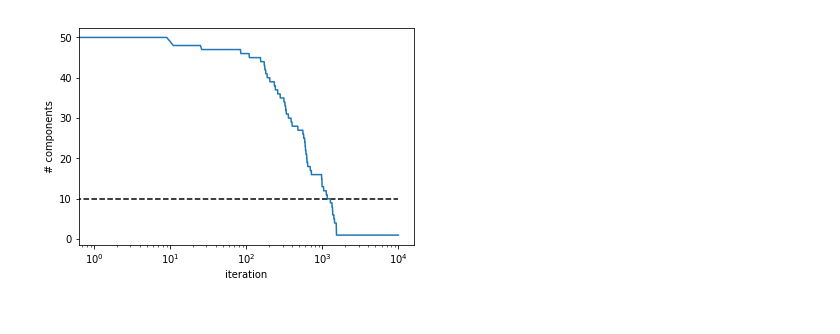
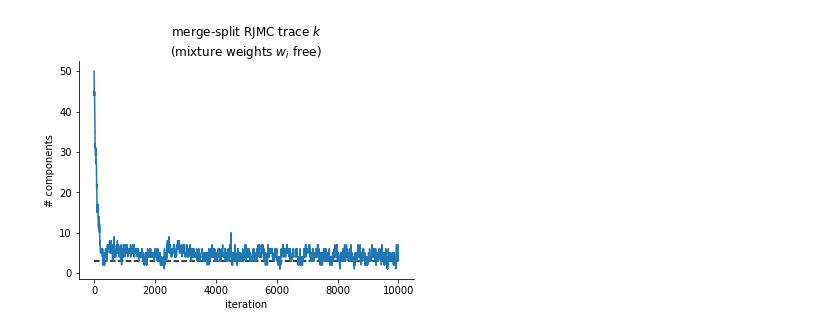
Before and after one commit to maxentile/notebooks, a Jupyter notebook: birth-death moves for RJMC of GMMs.ipynb, the cells around one changed output. Saved outputs shown, nothing was run; the diff lists cells and outputs as text; code cells hidden in the pictures.

```diff
--- a/birth-death moves for RJMC of GMMs.ipynb
+++ b/birth-death moves for RJMC of GMMs.ipynb
@@ -89,8 +100,7 @@ np.mean(data), np.std(data)
 # %%
 max_components = 50
-mean_perturbation_scale = 0.0001
-stdev_perturbation_scale = 0.0001
-
+mean_perturbation_scale = 1.0
+stdev_perturbation_scale = 1.0
 
 def reversible_birth_death_move(theta, parents):
 
@@ -168,6 +178,19 @@ def reversible_death_move(means, stdevs, weights, parents):
     # compute the log probability density of all the random numbers we drew
     log_prob_u = np.log(1.0 / (len(means) - 1))
 
+    # and also the log probability density of the random numbers we would have drawn?
+    weight_new = weights[i]
+    mean_new = means[i]
+    stdev_new = stdevs[i]
+    u_1 = weight_new / weights[parents[i]]
+    u_2 = (mean_new - means[parents[i]] ) / mean_perturbation_scale
+    u_3 = (stdev_new - stdevs[parents[i]]) / stdev_perturbation_scale
+    log_prob_u += u_1_distribution.logpdf(u_1) + u_2_distribution.logpdf(u_2) + u_3_distribution.logpdf(u_3)
+
+    # also I think we need to compute the jacobian determinant of the inverse
+    inv_log_jacobian_determinant = np.log(weights[parents[i]]) + np.log(mean_perturbation_scale) + np.log(stdev_perturbation_scale)
+    log_jacobian_determinant = - inv_log_jacobian_determinant
+
     # remove this mixture component, and re-allocate its weight to its parent
     weights[parents[i]] += weights[i]
 
@@ -187,17 +210,18 @@ def reversible_death_move(means, stdevs, weights, parents):
         if parents[j] > i:
             parents[j] -= 1
 
-    return (means, stdevs, weights, parents), (- log_prob_u)
+    return (means, stdevs, weights, parents), (log_jacobian_determinant - log_prob_u)
 
 from tqdm import tqdm
 def rjmcmc_w_parents(theta, parents, n_steps=10000):
 
     traj = [(theta, parents)]
     old_log_p = flat_log_p(theta)
+    acceptance_probabilities = []
 
     for t in tqdm(range(n_steps)):
         # generate proposal
-        if np.random.rand() < 0.1:
+        if np.random.rand() < 0.9:
             theta_prime, parents_prime, log_jac_u_term = reversible_birth_death_move(theta, parents)
         else:
             theta_prime = np.array(theta)
@@ -205,9 +229,9 @@ def rjmcmc_w_parents(theta, parents, n_steps=10000):
             n = int(len(theta) / 3)
 
             # different proposal sizes for mean, stdev, weight
-            theta_prime[:n] += np.random.randn(n) * 1.0
-            theta_prime[n:2*n] += np.random.randn(n) * 0.1
-            theta_prime[2*n:] += np.random.randn(n) * 0.1
+            theta_prime[:n] += np.random.randn(n) * 0.1
+            theta_prime[n:2*n] += np.random.randn(n) * 0.01
+            theta_prime[2*n:] += np.random.randn(n) * 0.01
 
             # make sure the standard deviations are okay
             theta_prime[n:2*n] = np.abs(theta_prime[2*n:])
@@ -250,7 +274,8 @@ def rjmcmc_w_parents(theta, parents, n_steps=10000):
 
                 print('{}: accepted a cross-model jump! # components: {} --> {}'.format(t, prev_dim, current_dim))
         traj.append((theta, parents))
-    return traj
+        acceptance_probabilities.append(A)
+    return traj, acceptance_probabilities
 # %%
 np.random.seed(0)
 init_n_components = 1
@@ -298,5 +358,5 @@ init_weights = np.random.rand(init_n_components)
 init_weights /= np.sum(init_weights)
 init_theta = np.hstack([init_means, init_stdevs, init_weights])
 init_parents = [None] + list(range(init_n_components - 1))
-traj = rjmcmc_w_parents(init_theta, init_parents, n_steps=10000)
+traj, acceptance_probabilities = rjmcmc_w_parents(init_theta, init_parents, n_steps=10000)
 # %% [output]
@@ -342,8 +571,14 @@ traj = rjmcmc_w_parents(init_theta, init_parents, n_steps=10000)
 # %%
-plt.plot([len(t[0]) / 3 for t in traj])
+n_components_traj = [len(t[0]) / 3 for t in traj]
+ax = plt.subplot(111)
+plt.plot(n_components_traj)
 plt.hlines(n_components, 0, len(traj), linestyles='--')
+ax.spines['right'].set_visible(False)
+ax.spines['top'].set_visible(False)
 plt.ylabel('# components')
 plt.xlabel('iteration')
-plt.xscale('log')
+plt.title(r'merge-split RJMC trace $k$' + '\n(mixture weights ' + r'$w_i$ free)')
+#plt.xscale('log')
+plt.savefig('birth-death-n-components.jpg', dpi=300)
 # %% [output]
-[figure, old version]
+[figure, new version]
```
Also changed, not shown: parts of 15 cells of this notebook.
